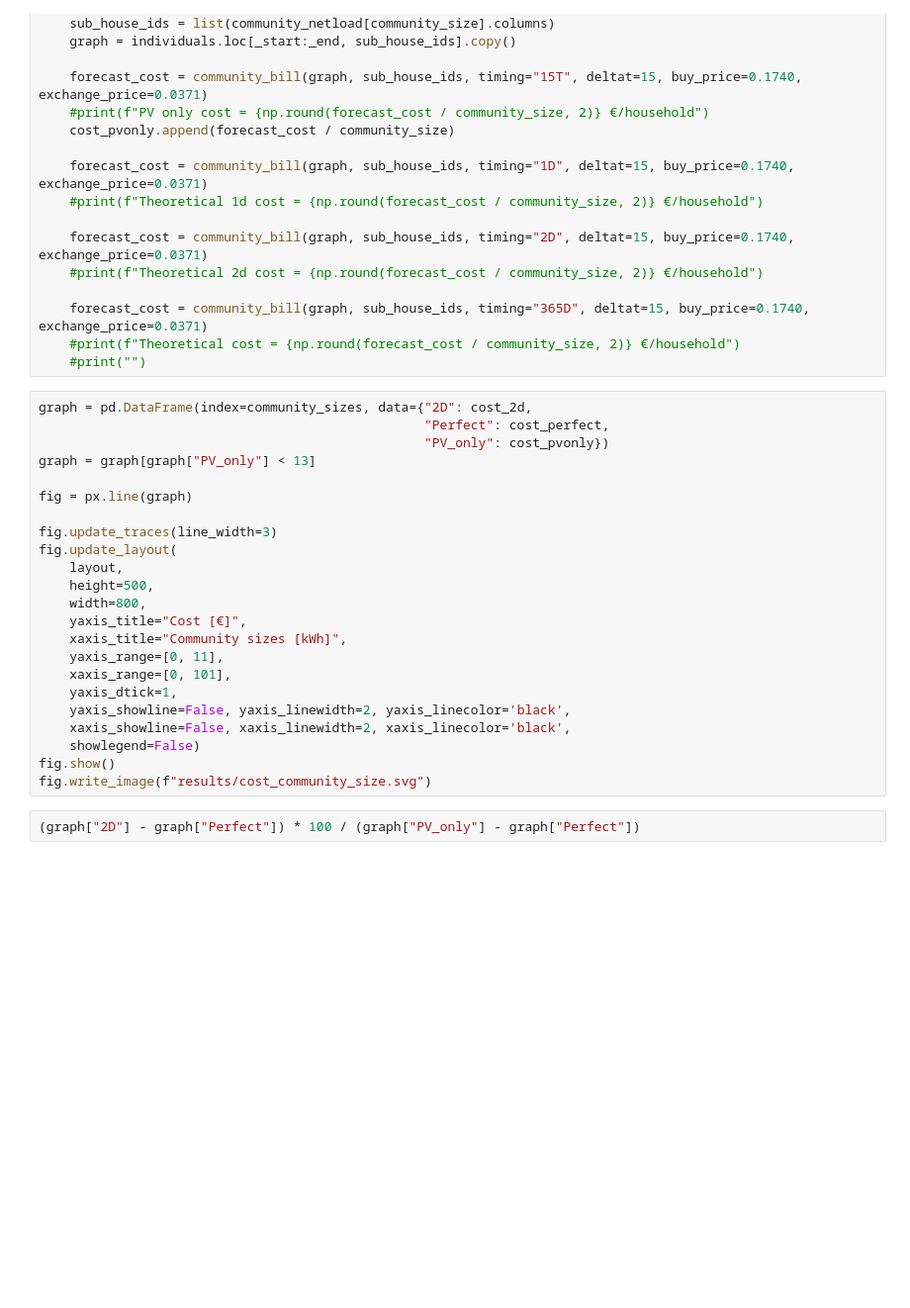
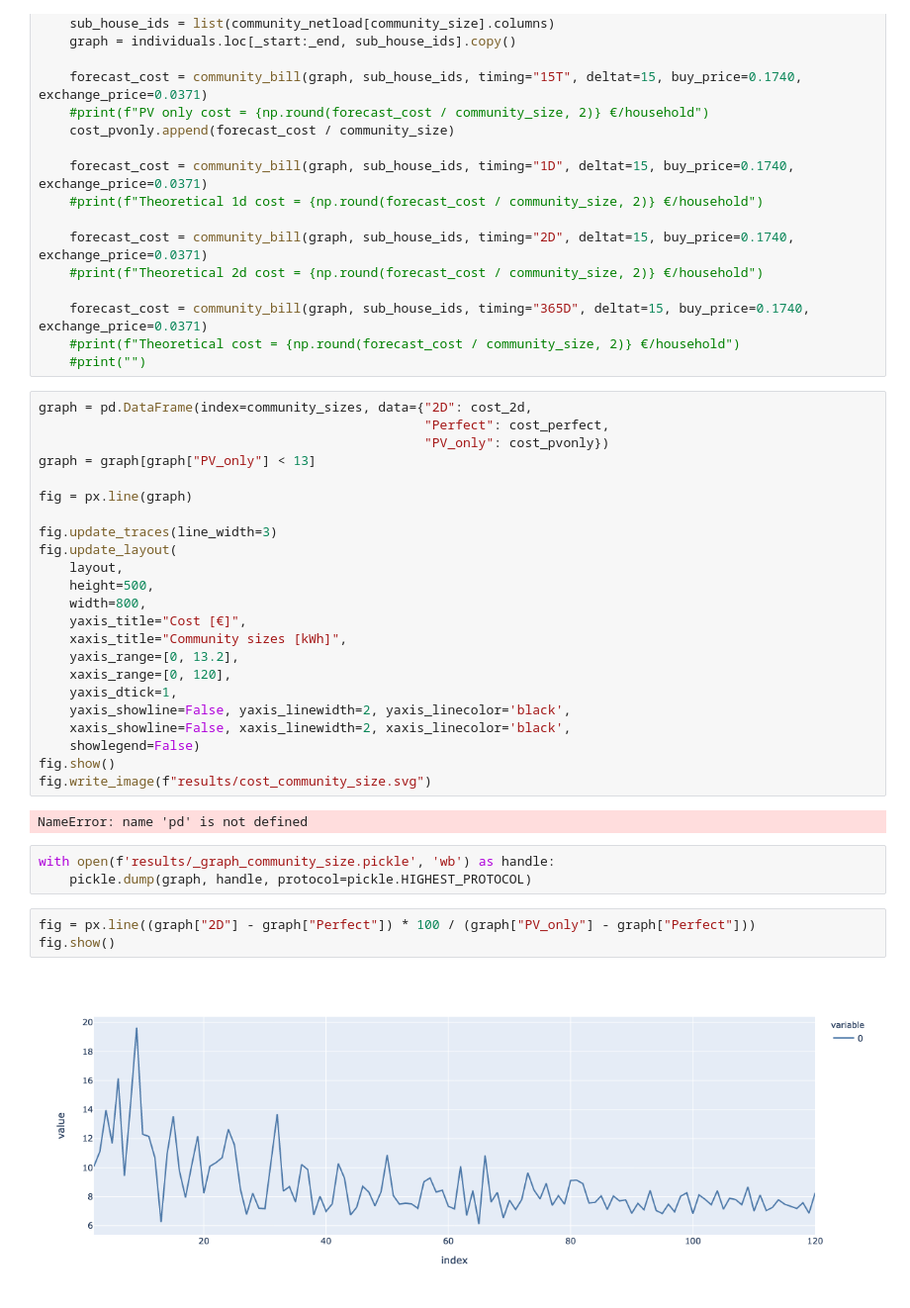
Before and after one commit to Jonathan56/supplementary_thesis, a Jupyter notebook: 4_chapter/MPC_4 community size.ipynb, the cells around one changed output. Shown at 99% size. Saved outputs shown, nothing was run; the diff lists cells and outputs as text; blank space fills up the shorter version.

```diff
--- a/4_chapter/MPC_4 community size.ipynb
+++ b/4_chapter/MPC_4 community size.ipynb
@@ -752,13 +757,21 @@ fig.update_layout(
     width=800,
     yaxis_title="Cost [€]",
     xaxis_title="Community sizes [kWh]",
-    yaxis_range=[0, 11],
-    xaxis_range=[0, 101],
+    yaxis_range=[0, 13.2],
+    xaxis_range=[0, 120],
     yaxis_dtick=1,
     yaxis_showline=False, yaxis_linewidth=2, yaxis_linecolor='black',
     xaxis_showline=False, xaxis_linewidth=2, xaxis_linecolor='black',
     showlegend=False)
 fig.show()
 fig.write_image(f"results/cost_community_size.svg")
+# %% [output]
+NameError: name 'pd' is not defined
+# %%
+with open(f'results/_graph_community_size.pickle', 'wb') as handle:
+    pickle.dump(graph, handle, protocol=pickle.HIGHEST_PROTOCOL)
 # %%
-(graph["2D"] - graph["Perfect"]) * 100 / (graph["PV_only"] - graph["Perfect"])
+fig = px.line((graph["2D"] - graph["Perfect"]) * 100 / (graph["PV_only"] - graph["Perfect"]))
+fig.show()
+# %% [output]
+[figure, added]
```
Also changed, not shown: parts of 9 cells of this notebook, 14 other files.
